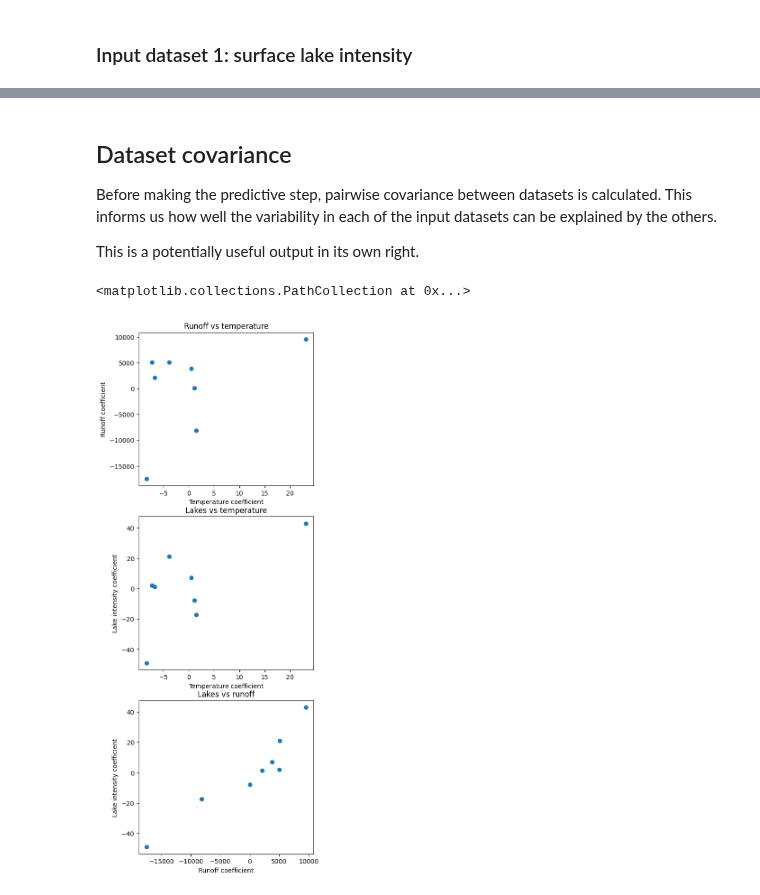
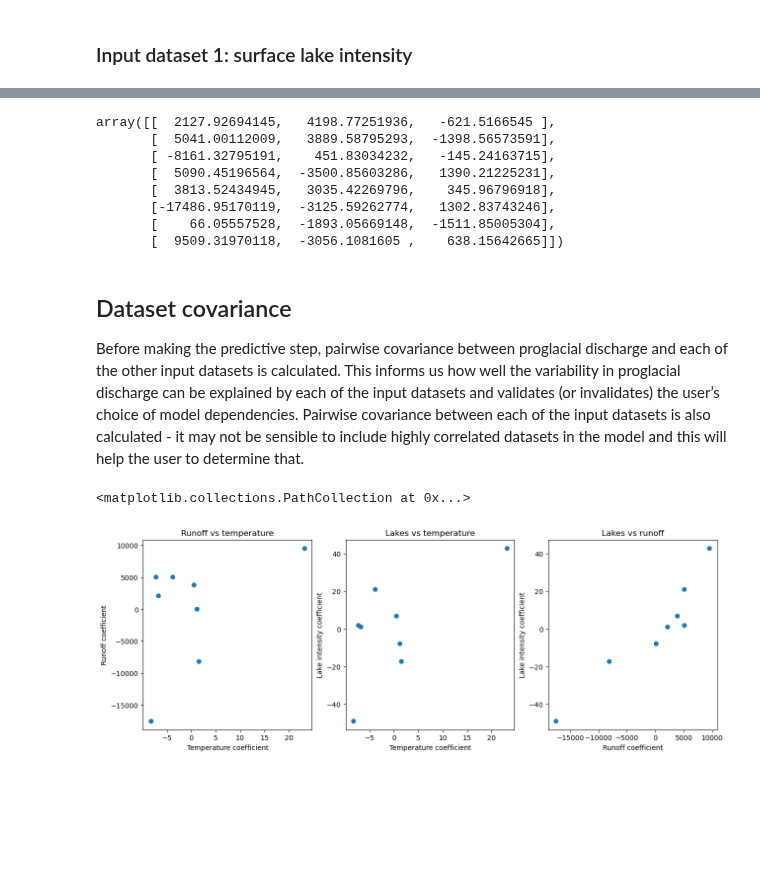
Before and after one commit to DTC-Ice-Sheets/dtc_is_notebooks, a Jupyter notebook: DTC-IS-Hydropower.ipynb, the cells around one changed output, grey strips where cells are left out. Cells and saved outputs as stored; diff of their text form; code cells hidden in the pictures; blank space fills up the shorter version.

```diff
--- a/DTC-IS-Hydropower.ipynb
+++ b/DTC-IS-Hydropower.ipynb
@@ -167,32 +156,41 @@ array([[-9999.],
+# %%
+runoff_coeffs
+# %% [output]
+array([[  2127.92694145,   4198.77251936,   -621.5166545 ],
+       [  5041.00112009,   3889.58795293,  -1398.56573591],
+       [ -8161.32795191,    451.83034232,   -145.24163715],
+       [  5090.45196564,  -3500.85603286,   1390.21225231],
+       [  3813.52434945,   3035.42269796,    345.96796918],
+       [-17486.95170119,  -3125.59262774,   1302.83743246],
+       [    66.05557528,  -1893.05669148,  -1511.85005304],
+       [  9509.31970118,  -3056.1081605 ,    638.15642665]])
 # %% [markdown]
 ## Dataset covariance
 
-Before making the predictive step, pairwise covariance between datasets is calculated. This informs us how well the variability in each of the input datasets can be explained by the others.
-
-This is a potentially useful output in its own right.
+Before making the predictive step, pairwise covariance between proglacial discharge and each of the other input datasets is calculated. This informs us how well the variability in proglacial discharge can be explained by each of the input datasets and validates (or invalidates) the user’s choice of model dependencies. Pairwise covariance between each of the input datasets is also calculated - it may not be sensible to include highly correlated datasets in the model and this will help the user to determine that.
 # %%
 lake_coeffs = pd.read_csv("https://dtc-query-api-bucket.s3.gra.io.cloud.ovh.net/use_case_1/notebook_data/lake_coeffs.csv").to_numpy()
 temp_coeffs = pd.read_csv("https://dtc-query-api-bucket.s3.gra.io.cloud.ovh.net/use_case_1/notebook_data/temp_coeffs.csv").to_numpy()
 runoff_coeffs = pd.read_csv("https://dtc-query-api-bucket.s3.gra.io.cloud.ovh.net/use_case_1/notebook_data/runoff_coeffs.csv").to_numpy()
 m,b = np.polyfit(lake_coeffs[:,0], runoff_coeffs[:,0], 1)
 m,b
-fig, ax = plt.subplots(3, 1)
-fig.set_size_inches(5,15)
+fig, ax = plt.subplots(1,3)
+fig.set_size_inches(15,5)
 ax[0].set_xlabel("Temperature coefficient")
 ax[0].set_ylabel("Runoff coefficient")
 ax[0].set_title('Runoff vs temperature')
 ax[0].scatter(temp_coeffs[:,0],runoff_coeffs[:,0])
 ax[1].set_xlabel("Temperature coefficient")
 ax[1].set_ylabel("Lake intensity coefficient")
 ax[1].set_title('Lakes vs temperature')
 ax[1].scatter(temp_coeffs[:,0],lake_coeffs[:,0])
 ax[2].set_xlabel("Runoff coefficient")
 ax[2].set_ylabel("Lake intensity coefficient")
 ax[2].set_title('Lakes vs runoff')
 ax[2].scatter(runoff_coeffs[:,0],lake_coeffs[:,0])
 # %% [output]
 <matplotlib.collections.PathCollection at 0x...>
-[figure, old version]
+[figure, new version]
 # %%
 # Covariance between input datasets and observed total discharge
 
```
Also changed, not shown: parts of 37 cells of this notebook.
